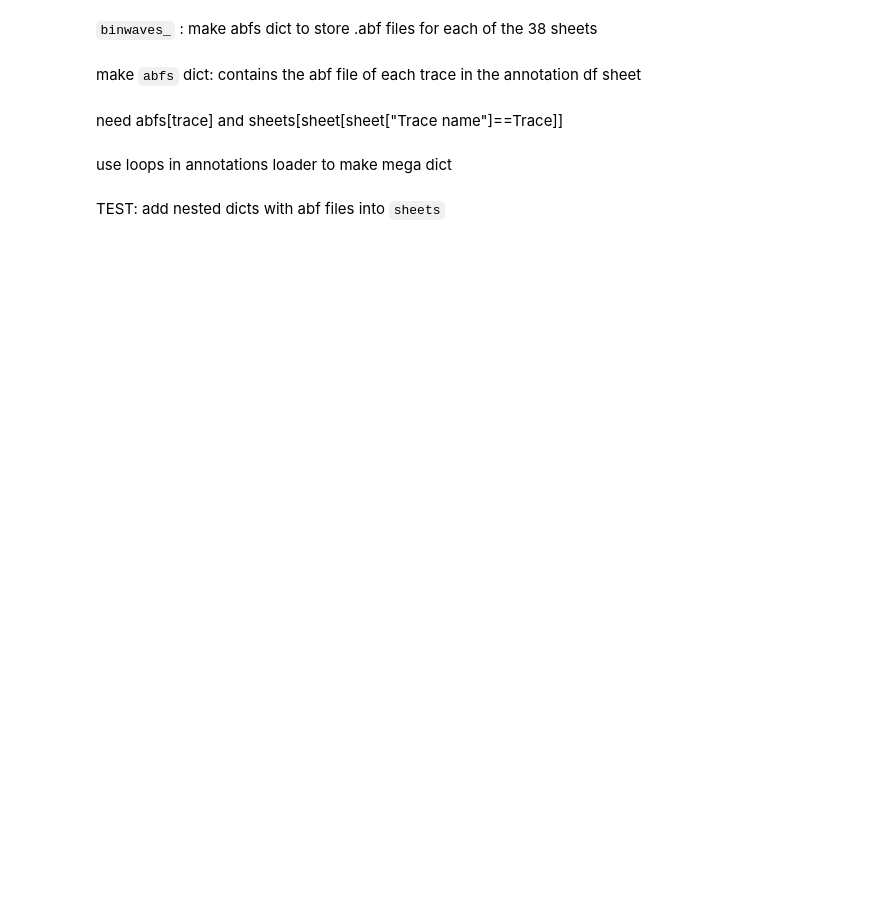
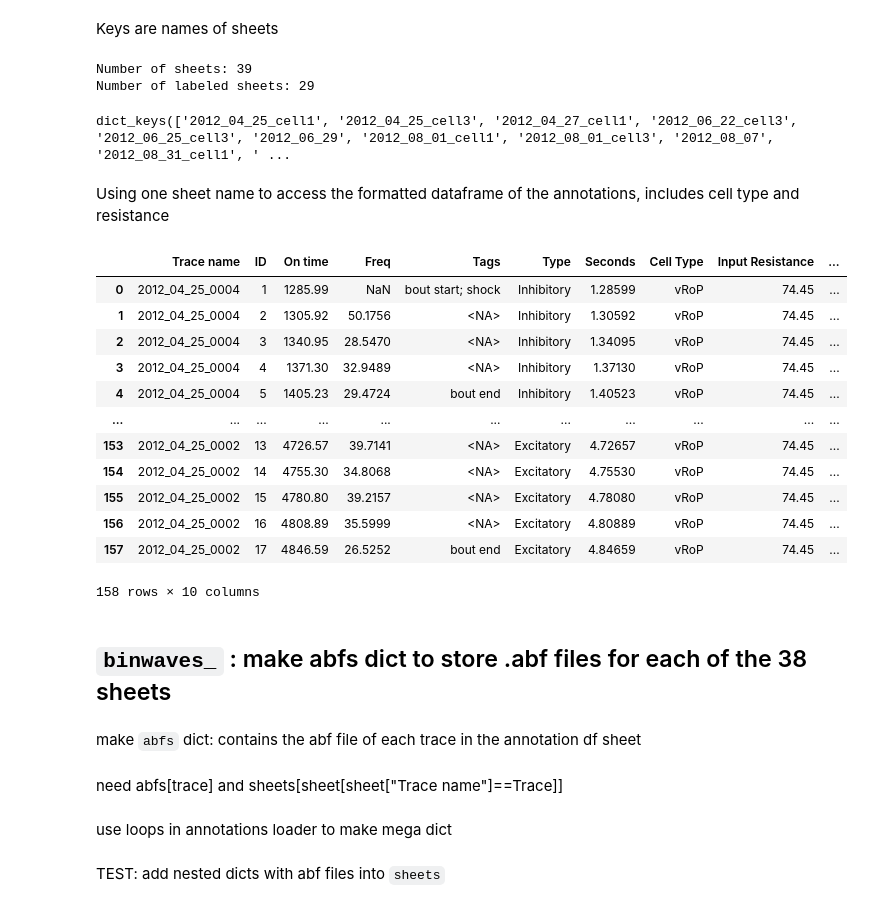
Before and after one commit to haleycab/murray-neuroscience-lab, a Jupyter notebook: all_function.ipynb, the cells around one changed output. Saved outputs shown, nothing was run; the diff lists cells and outputs as text; code cells hidden in the pictures; blank space fills up the shorter version.

```diff
--- a/all_function.ipynb
+++ b/all_function.ipynb
@@ -1,3 +3,6 @@
+# %%
+parent_folder_path = "/Users/haleyoro/Desktop/" # work on library computer
+# parent_folder_path = "/Users/Haley/Desktop/Neuroscience Lab/Repository/" # work on local computer
 # %%
 import matplotlib.pyplot as plt
 import pandas as pd
@@ -16,6 +23,7 @@ unformatted csv files --(excell processor)> formatted csv files
 # %%
-cell_types_df = pd.read_csv("/Users/Haley/Desktop/Neuroscience Lab/Repository/murray-neuroscience-lab/Excel processor/List of cells.csv")
+cell_types_df = pd.read_csv(parent_folder_path+"murray-neuroscience-lab/Excel processor/List of cells.csv")
 cell_types_df = cell_types_df.dropna(how='all')
 cell_types_df = cell_types_df.iloc[:,:4]
 cell_types_df.reset_index(drop=True,inplace=True)
 sheets_types = cell_types_df["Cell"].unique().tolist()
+print("Number of labeled sheets:",len(sheets_types))
@@ -22,10 +35,10 @@ sheets_types = cell_types_df["Cell"].unique().tolist()
 # %%
-sheet_names_df = pd.read_csv('/Users/Haley/Desktop/Neuroscience Lab/Repository/murray-neuroscience-lab/Processed CSVs/sheet_names.csv', header=None)
+sheet_names_df = pd.read_csv(parent_folder_path+'murray-neuroscience-lab/Processed CSVs/sheet_names.csv', header=None)
 sheet_names = sheet_names_df.iloc[:,0].values
 sheets = {}
 
 for sheet in sheet_names:
-    file_path = "/Users/Haley/Desktop/Neuroscience Lab/Repository/murray-neuroscience-lab/Processed CSVs/"+sheet+".csv"
+    file_path = parent_folder_path+"murray-neuroscience-lab/Processed CSVs/"+sheet+".csv"
     df = pd.read_csv(file_path)
     df[["Trace name","Tags","Type"]] = df[["Trace name","Tags","Type"]].astype("string")
     if sheet in sheets_types:
@@ -39,4 +70,32 @@ sheets
+# %% [markdown]
+Keys are names of sheets
+# %%
+print("Number of sheets:", len(sheets.keys()))
+print("Number of labeled sheets:",len(sheets_types))
+sheets.keys()
+# %% [output]
+Number of sheets: 39
+Number of labeled sheets: 29
+dict_keys(['2012_04_25_cell1', '2012_04_25_cell3', '2012_04_27_cell1', '2012_06_22_cell3', '2012_06_25_cell3', '2012_06_29', '2012_08_01_cell1', '2012_08_01_cell3', '2012_08_07', '2012_08_31_cell1', ' ...
+# %% [markdown]
+Using one sheet name to access the formatted dataframe of the annotations, includes cell type and resistance
+# %%
+sheets['2012_04_25_cell1']
+# %% [output]
+|  | Trace name | ID | On time | Freq | Tags | Type | Seconds | Cell Type | Input Resistance | ... |
+| 0 | 2012_04_25_0004 | 1 | 1285.99 | NaN | bout start; shock | Inhibitory | 1.28599 | vRoP | 74.45 | ... |
+| 1 | 2012_04_25_0004 | 2 | 1305.92 | 50.1756 | <NA> | Inhibitory | 1.30592 | vRoP | 74.45 | ... |
+| 2 | 2012_04_25_0004 | 3 | 1340.95 | 28.5470 | <NA> | Inhibitory | 1.34095 | vRoP | 74.45 | ... |
+| 3 | 2012_04_25_0004 | 4 | 1371.30 | 32.9489 | <NA> | Inhibitory | 1.37130 | vRoP | 74.45 | ... |
+| 4 | 2012_04_25_0004 | 5 | 1405.23 | 29.4724 | bout end | Inhibitory | 1.40523 | vRoP | 74.45 | ... |
+| ... | ... | ... | ... | ... | ... | ... | ... | ... | ... | ... |
+| 153 | 2012_04_25_0002 | 13 | 4726.57 | 39.7141 | <NA> | Excitatory | 4.72657 | vRoP | 74.45 | ... |
+| 154 | 2012_04_25_0002 | 14 | 4755.30 | 34.8068 | <NA> | Excitatory | 4.75530 | vRoP | 74.45 | ... |
+| 155 | 2012_04_25_0002 | 15 | 4780.80 | 39.2157 | <NA> | Excitatory | 4.78080 | vRoP | 74.45 | ... |
+| 156 | 2012_04_25_0002 | 16 | 4808.89 | 35.5999 | <NA> | Excitatory | 4.80889 | vRoP | 74.45 | ... |
+| 157 | 2012_04_25_0002 | 17 | 4846.59 | 26.5252 | bout end | Excitatory | 4.84659 | vRoP | 74.45 | ... |
+158 rows × 10 columns
 # %% [markdown]
-`binwaves_` : make abfs dict to store .abf files for each of the 38 sheets
+## `binwaves_` : make abfs dict to store .abf files for each of the 38 sheets
 # %% [markdown]
 make `abfs` dict: contains the abf file of each trace in the annotation df sheet
```
Also changed, not shown: parts of 16 cells of this notebook, 5 other files.
